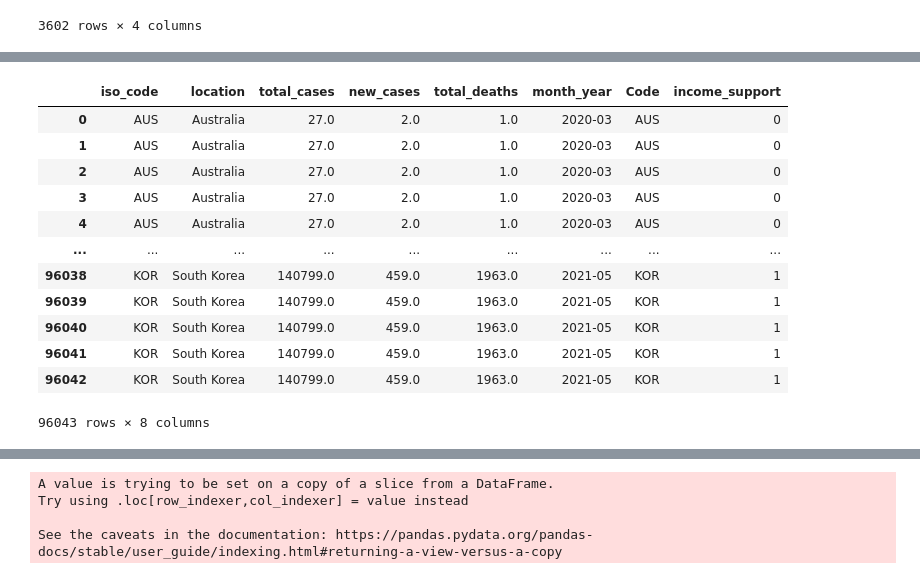
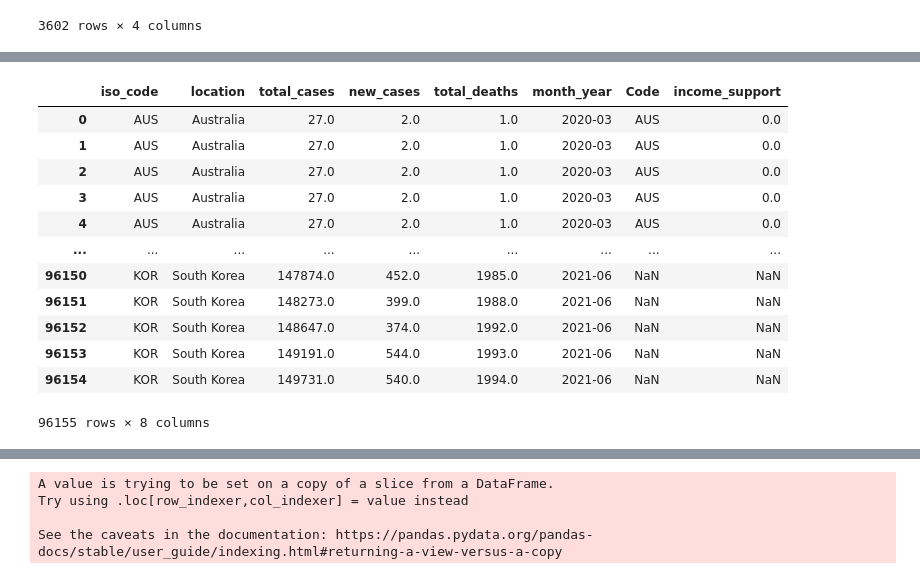
Before and after one commit to nithiyasuresh/Project-1-Covid-PolicyChangesAnalysis, a Jupyter notebook: project1.ipynb, the cells around one changed output, grey strips where cells are left out. Saved outputs shown, nothing was run; the diff lists cells and outputs as text; code cells hidden in the pictures.

```diff
--- a/project1.ipynb
+++ b/project1.ipynb
@@ -8,6 +8,10 @@ import datetime as dt
 from datetime import datetime
 from scipy.stats import linregress
 from citipy import citipy
+pd.options.display.float_format = '{:,.2f}'.format
+import plotly.express as px
+import plotly.graph_objects as go
+from plotly.subplots import make_subplots
 # %%
 visitor_path = "Data/changes-visitors-covid.csv"
 covid_path = "Data/covid-data.csv"
@@ -118,4 +85,0 @@ Freq: M, Name: location, dtype: int64
-# %%
-# removing rows from month_date column which doesn't have values for all the countries.
-complete_country = country_df.loc[(country_df["month_year"]!="2020-01") & (country_df["month_year"]!="2020-02") ]
-complete_country
@@ -188,8 +314,8 @@ country_inc.sort_values(by=['month_year'])
 3638 rows × 4 columns
 # %%
-# removing rows from month_date column which doesn't have values for all the countries.
-complete_country_inc = country_inc.loc[(country_inc["month_year"]!="2021-06")]
-# complete_country_inc
+# # removing rows from month_date column which doesn't have values for all the countries.
+# complete_country_inc = country_inc.loc[(country_inc["month_year"]!="2021-06")]
+# # complete_country_inc
 # %%
 rename_country_inc = complete_country_inc.rename(columns={'Entity': 'location'})
 rename_country_inc
@@ -215,17 +353,17 @@ pandas.core.frame.DataFrame
 # %%
-final_data = pd.merge(complete_country,rename_inc, how="outer", on=["location", "month_year"]))
+final_data = pd.merge(complete_country,rename_inc, how="outer", on=["location", "month_year"])
 final_data
 # %% [output]
 |  | iso_code | location | total_cases | new_cases | total_deaths | month_year | Code | income_support |
-| 0 | AUS | Australia | 27.0 | 2.0 | 1.0 | 2020-03 | AUS | 0 |
-| 1 | AUS | Australia | 27.0 | 2.0 | 1.0 | 2020-03 | AUS | 0 |
-| 2 | AUS | Australia | 27.0 | 2.0 | 1.0 | 2020-03 | AUS | 0 |
-| 3 | AUS | Australia | 27.0 | 2.0 | 1.0 | 2020-03 | AUS | 0 |
-| 4 | AUS | Australia | 27.0 | 2.0 | 1.0 | 2020-03 | AUS | 0 |
+| 0 | AUS | Australia | 27.0 | 2.0 | 1.0 | 2020-03 | AUS | 0.0 |
+| 1 | AUS | Australia | 27.0 | 2.0 | 1.0 | 2020-03 | AUS | 0.0 |
+| 2 | AUS | Australia | 27.0 | 2.0 | 1.0 | 2020-03 | AUS | 0.0 |
+| 3 | AUS | Australia | 27.0 | 2.0 | 1.0 | 2020-03 | AUS | 0.0 |
+| 4 | AUS | Australia | 27.0 | 2.0 | 1.0 | 2020-03 | AUS | 0.0 |
 | ... | ... | ... | ... | ... | ... | ... | ... | ... |
-| 96038 | KOR | South Korea | 140799.0 | 459.0 | 1963.0 | 2021-05 | KOR | 1 |
-| 96039 | KOR | South Korea | 140799.0 | 459.0 | 1963.0 | 2021-05 | KOR | 1 |
-| 96040 | KOR | South Korea | 140799.0 | 459.0 | 1963.0 | 2021-05 | KOR | 1 |
-| 96041 | KOR | South Korea | 140799.0 | 459.0 | 1963.0 | 2021-05 | KOR | 1 |
-| 96042 | KOR | South Korea | 140799.0 | 459.0 | 1963.0 | 2021-05 | KOR | 1 |
+| 96150 | KOR | South Korea | 147874.0 | 452.0 | 1985.0 | 2021-06 | NaN | NaN |
+| 96151 | KOR | South Korea | 148273.0 | 399.0 | 1988.0 | 2021-06 | NaN | NaN |
+| 96152 | KOR | South Korea | 148647.0 | 374.0 | 1992.0 | 2021-06 | NaN | NaN |
+| 96153 | KOR | South Korea | 149191.0 | 544.0 | 1993.0 | 2021-06 | NaN | NaN |
+| 96154 | KOR | South Korea | 149731.0 | 540.0 | 1994.0 | 2021-06 | NaN | NaN |
-96043 rows × 8 columns
+96155 rows × 8 columns
```
Also changed, not shown: parts of 28 cells of this notebook, 3 other files.
